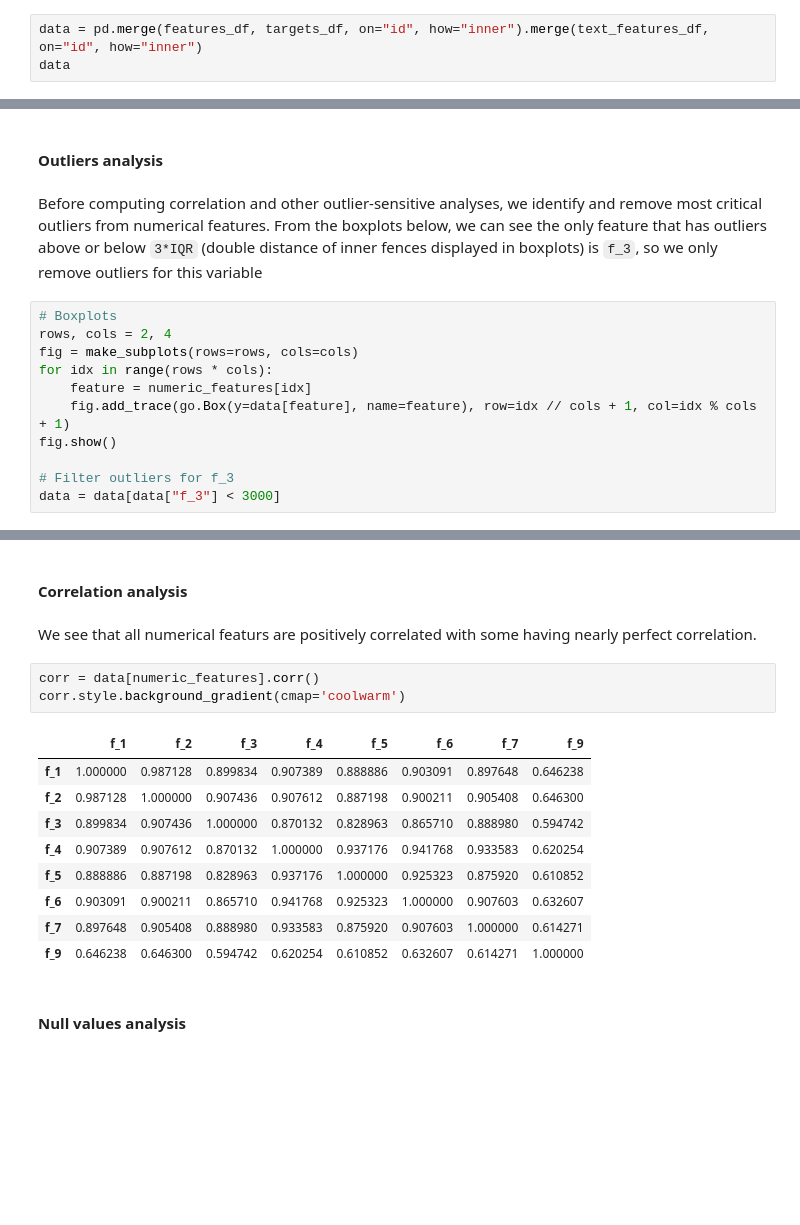
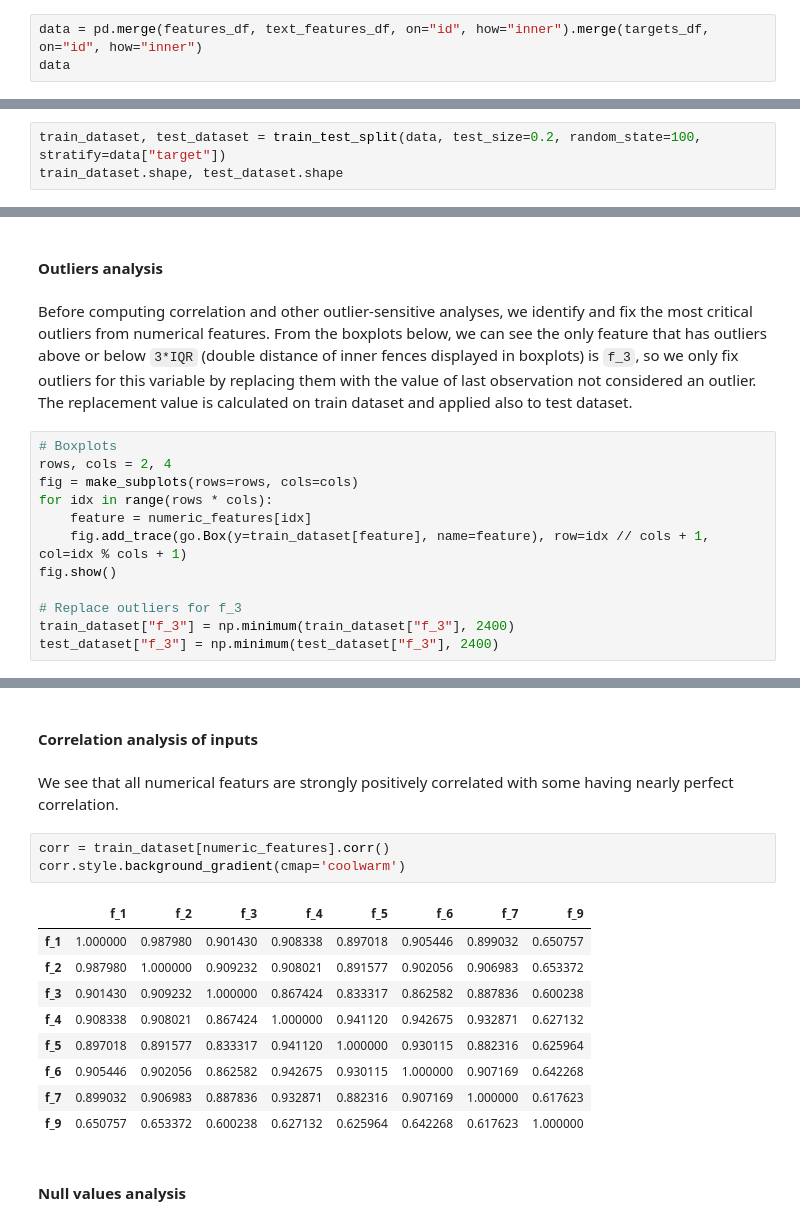
Before and after one commit to mmlynarik/nlp, a Jupyter notebook: src/erste/task.ipynb, the cells around one changed output, grey strips where cells are left out. Drawn from its saved outputs; the diff is of its cells as text; blank space fills up the shorter version.

```diff
--- a/src/erste/task.ipynb
+++ b/src/erste/task.ipynb
@@ -31,7 +32,7 @@ check_equal_ids(features_df, text_features_df), check_equal_ids(features_df, tar
 # %% [markdown]
 We can now merge datasets on `id` column
 # %%
-data = pd.merge(features_df, targets_df, on="id", how="inner").merge(text_features_df, on="id", how="inner")
+data = pd.merge(features_df, text_features_df, on="id", how="inner").merge(targets_df, on="id", how="inner")
 data
 # %% [output]
 |  | id | f_0 | f_1 | f_2 | f_3 | f_4 | f_5 | f_6 | f_7 | f_8 | f_9 | ... |
@@ -49,0 +55,3 @@ data
+# %%
+train_dataset, test_dataset = train_test_split(data, test_size=0.2, random_state=100, stratify=data["target"])
+train_dataset.shape, test_dataset.shape
@@ -56,37 +67,38 @@ text_features = ["f10"]
 # %% [markdown]
 #### Outliers analysis
 # %% [markdown]
-Before computing correlation and other outlier-sensitive analyses, we identify and remove most critical outliers from numerical features. From the boxplots below, we can see the only feature that has outliers above or below `3*IQR` (double distance of inner fences displayed in boxplots) is `f_3`, so we only remove outliers for this variable
+Before computing correlation and other outlier-sensitive analyses, we identify and fix the most critical outliers from numerical features. From the boxplots below, we can see the only feature that has outliers above or below `3*IQR` (double distance of inner fences displayed in boxplots) is `f_3`, so we only fix outliers for this variable by replacing them with the value of last observation not considered an outlier. The replacement value is calculated on train dataset and applied also to test dataset.
 # %%
 # Boxplots
 rows, cols = 2, 4
 fig = make_subplots(rows=rows, cols=cols)
 for idx in range(rows * cols):
     feature = numeric_features[idx]
-    fig.add_trace(go.Box(y=data[feature], name=feature), row=idx // cols + 1, col=idx % cols + 1)
+    fig.add_trace(go.Box(y=train_dataset[feature], name=feature), row=idx // cols + 1, col=idx % cols + 1)
 fig.show()
 
-# Filter outliers for f_3
-data = data[data["f_3"] < 3000]
+# Replace outliers for f_3
+train_dataset["f_3"] = np.minimum(train_dataset["f_3"], 2400)
+test_dataset["f_3"] = np.minimum(test_dataset["f_3"], 2400)
 # %% [output]
 [interactive output not drawn]
 # %% [markdown]
-#### Correlation analysis
+#### Correlation analysis of inputs
 # %% [markdown]
-We see that all numerical featurs are positively correlated with some having nearly perfect correlation.
+We see that all numerical featurs are strongly positively correlated with some having nearly perfect correlation.
 # %%
-corr = data[numeric_features].corr()
+corr = train_dataset[numeric_features].corr()
 corr.style.background_gradient(cmap='coolwarm')
 # %% [output]
 |  | f_1 | f_2 | f_3 | f_4 | f_5 | f_6 | f_7 | f_9 |
-| f_1 | 1.000000 | 0.987128 | 0.899834 | 0.907389 | 0.888886 | 0.903091 | 0.897648 | 0.646238 |
-| f_2 | 0.987128 | 1.000000 | 0.907436 | 0.907612 | 0.887198 | 0.900211 | 0.905408 | 0.646300 |
-| f_3 | 0.899834 | 0.907436 | 1.000000 | 0.870132 | 0.828963 | 0.865710 | 0.888980 | 0.594742 |
-| f_4 | 0.907389 | 0.907612 | 0.870132 | 1.000000 | 0.937176 | 0.941768 | 0.933583 | 0.620254 |
-| f_5 | 0.888886 | 0.887198 | 0.828963 | 0.937176 | 1.000000 | 0.925323 | 0.875920 | 0.610852 |
-| f_6 | 0.903091 | 0.900211 | 0.865710 | 0.941768 | 0.925323 | 1.000000 | 0.907603 | 0.632607 |
-| f_7 | 0.897648 | 0.905408 | 0.888980 | 0.933583 | 0.875920 | 0.907603 | 1.000000 | 0.614271 |
-| f_9 | 0.646238 | 0.646300 | 0.594742 | 0.620254 | 0.610852 | 0.632607 | 0.614271 | 1.000000 |
+| f_1 | 1.000000 | 0.987980 | 0.901430 | 0.908338 | 0.897018 | 0.905446 | 0.899032 | 0.650757 |
+| f_2 | 0.987980 | 1.000000 | 0.909232 | 0.908021 | 0.891577 | 0.902056 | 0.906983 | 0.653372 |
+| f_3 | 0.901430 | 0.909232 | 1.000000 | 0.867424 | 0.833317 | 0.862582 | 0.887836 | 0.600238 |
+| f_4 | 0.908338 | 0.908021 | 0.867424 | 1.000000 | 0.941120 | 0.942675 | 0.932871 | 0.627132 |
+| f_5 | 0.897018 | 0.891577 | 0.833317 | 0.941120 | 1.000000 | 0.930115 | 0.882316 | 0.625964 |
+| f_6 | 0.905446 | 0.902056 | 0.862582 | 0.942675 | 0.930115 | 1.000000 | 0.907169 | 0.642268 |
+| f_7 | 0.899032 | 0.906983 | 0.887836 | 0.932871 | 0.882316 | 0.907169 | 1.000000 | 0.617623 |
+| f_9 | 0.650757 | 0.653372 | 0.600238 | 0.627132 | 0.625964 | 0.642268 | 0.617623 | 1.000000 |
 # %% [markdown]
 #### Null values analysis
 # %% [markdown]
```
Also changed, not shown: parts of 14 cells of this notebook.
